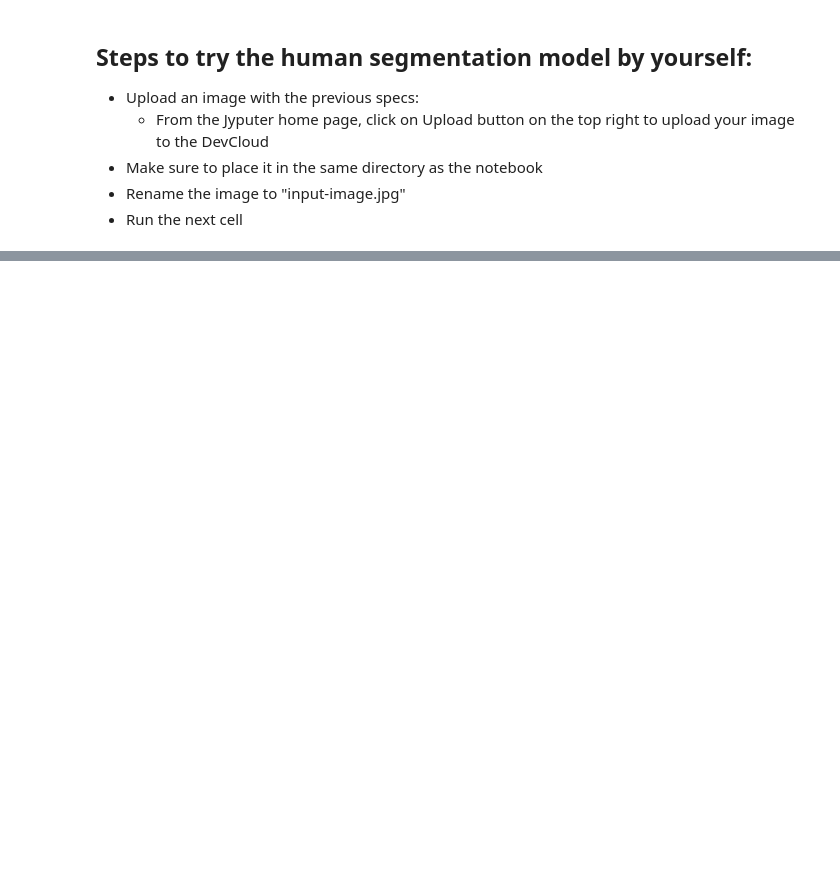
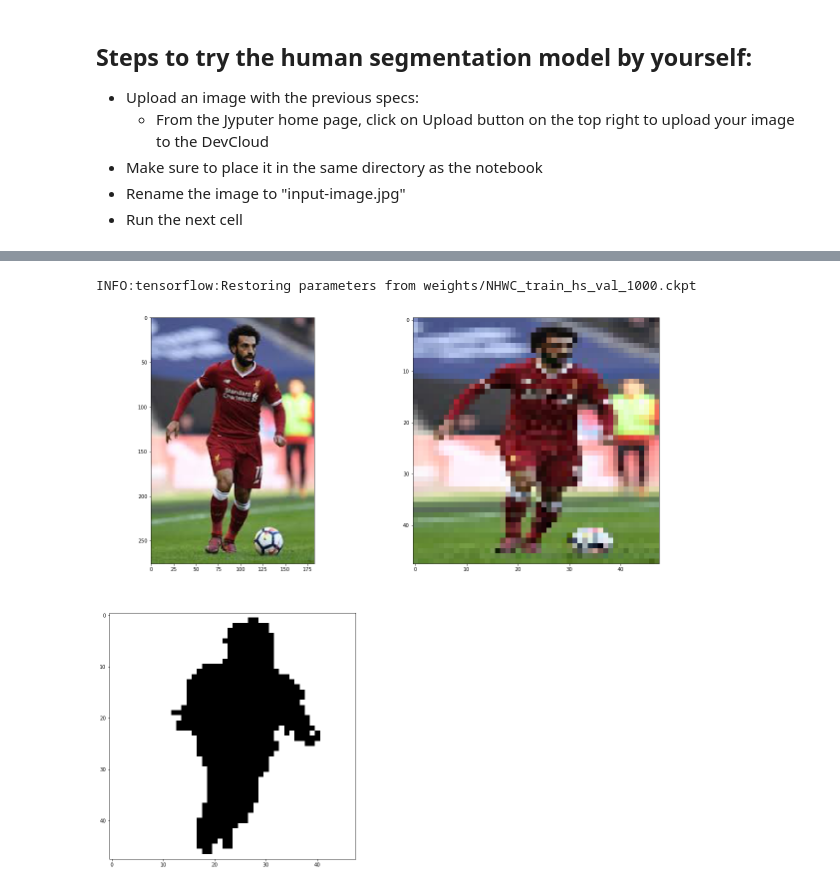
Before and after one commit to ColfaxResearch/Human_Segmentation, a Jupyter notebook: Hands-on.ipynb, the cells around one changed output, grey strips where cells are left out. Cells and saved outputs as stored; diff of their text form; code cells hidden in the pictures; blank space fills up the shorter version.

```diff
--- a/Hands-on.ipynb
+++ b/Hands-on.ipynb
@@ -514,0 +597,7 @@ visualize("uploaded_image")
+# %%
+from inference import visualize
+url = "https://encrypted-tbn0.gstatic.com/images?q=tbn:ANd9GcTcfMvfzFBzo_CSC3p0_0mcBNKAiD-4bbkrUlRSsR-mep1nE2yqxQ"
+visualize("url", url)
+# %% [output]
+INFO:tensorflow:Restoring parameters from weights/NHWC_train_hs_val_1000.ckpt
+[figure, added]
```
Also changed, not shown: parts of 28 cells of this notebook, 1 other file.
